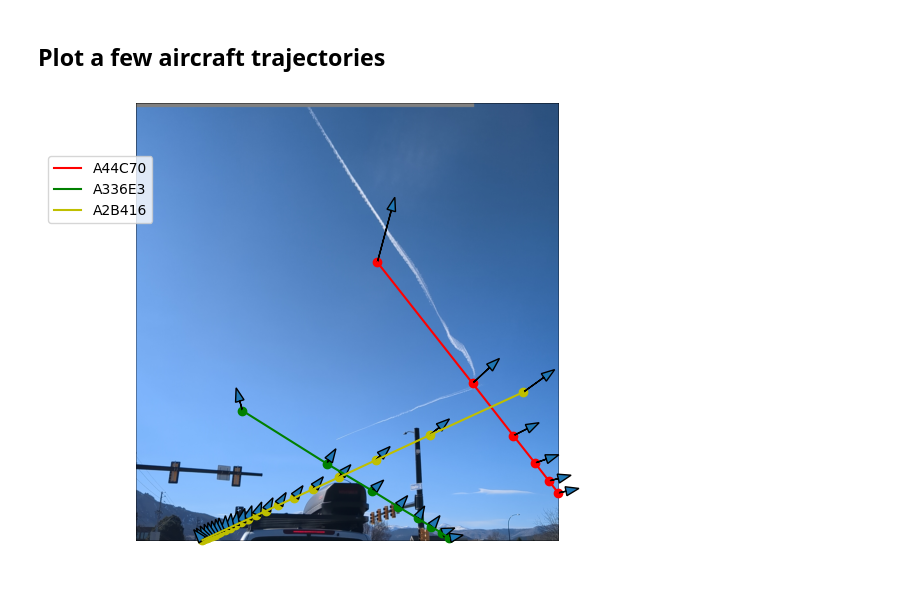
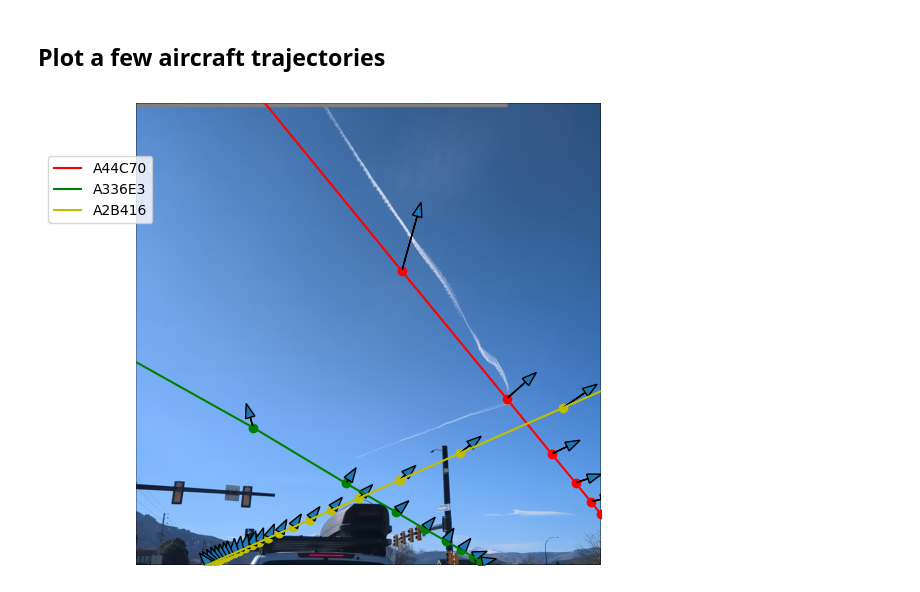
Before and after one commit to contrailcirrus/2024-06-contrails-workshop, a Jupyter notebook: labs/observer_app_hackathon/references/computer_vision/Plot Flight Trajectory.ipynb, the cells around one changed output. Cells and saved outputs as stored; diff of their text form; code cells hidden in the pictures.

```diff
--- a/labs/observer_app_hackathon/references/computer_vision/Plot Flight Trajectory.ipynb
+++ b/labs/observer_app_hackathon/references/computer_vision/Plot Flight Trajectory.ipynb
@@ -376,14 +376,23 @@ Let's batch this together and try a couple more planes to see if we can match th
 # %% [markdown]
 ## Plot a few aircraft trajectories
 # %%
-aircraft_ids = ["A44C70", "A336E3", "A2B416"]
-plot_styles = ["r","g","y"]
-
 # Tranform from world coordinates (east-north-up) to camera coordinates (right-down-forward)
 T__cam__enu = np.linalg.inv(T__enu__cam)
 
 # Camera matrix in projective coordinates
 P = np.hstack((calibration['cam_matrix'], np.array([[0], [0], [0]])))
+
+def reproject_point(e, n, u):
+    plane__enu = np.array([[e, n, u, 1]]).T
+    plane__cam = T__cam__enu @ plane__enu
+    plane__cam /= plane__cam[-1]
+    plane__undistorted_img = P @ plane__cam
+    plane__undistorted_img /= plane__undistorted_img[-1]
+    return plane__undistorted_img[0:2]
+
+
+aircraft_ids = ["A44C70", "A336E3", "A2B416"]
+plot_styles = ["r","g","y"]
 
 scale = 100.0
 fig, ax = plt.subplots(1,figsize=(6,6))
@@ -399,53 +408,76 @@ for style, address in zip(plot_styles, aircraft_ids):
     )
     query_job = bq_client.query(QUERY)  # API request
     rows = query_job.result()  # Waits for query to finish
     image_df = rows.to_dataframe()
+
+    # Create Flight object and intersect wind data
     image_df = image_df.rename(columns={'altitude_baro':'altitude_ft','timestamp':'time'})
     fl = Flight(image_df)
     fl['northward_wind'] = fl.intersect_met(met_pl['northward_wind'])
     fl['eastward_wind'] = fl.intersect_met(met_pl['eastward_wind'])
 
-    # GPS to ENU coordinates
-    easting, northing, _, _ = utm.from_latlon(image_df['latitude'],image_df['longitude'],location_utm[2], location_utm[3])
-
+    # Arrays to hold results
     px = []
     arrow_end = []
-    for i in range(len(easting)):
-        plane__enu = np.array([[easting[i], northing[i], units.ft_to_m(image_df['altitude_ft'][i]), 1]]).T
+    first_waypoint = len(fl)
+    last_waypoint = -1
 
-        plane__cam = T__cam__enu @ plane__enu
-        plane__cam /= plane__cam[-1]
-        plane__undistorted_img = P @ plane__cam
-        plane__undistorted_img /= plane__undistorted_img[-1]
-        pt = plane__undistorted_img[0:2]
+    for i in range(len(fl)):
+        waypoint = fl.dataframe.iloc[i]
+        e, n, _, _ = utm.from_latlon(waypoint['latitude'],waypoint['longitude'],location_utm[2], location_utm[3])
+        pt = reproject_point( e, n, units.ft_to_m(waypoint['altitude_ft']) )
 
         #Only save trajectory points in FOV
         if np.all(pt > 0) and np.all(pt<ny):
             px.append(pt)
+            # Save index of first and last waypoint
+            if i < first_waypoint:
+                first_waypoint = i
+            if i > last_waypoint:
+                last_waypoint = i
 
-            arrow__enu = np.array([[
-                easting[i]+scale*fl['eastward_wind'][i],
-                northing[i]+scale*fl['northward_wind'][i],
-                units.ft_to_m(image_df['altitude_ft'][i]),
-                1]]).T
-            arrow__cam = T__cam__enu @ arrow__enu
-            arrow__cam /= arrow__cam[-1]
-            arrow__undistorted_img = P @ arrow__cam
-            arrow__undistorted_img /= arrow__undistorted_img[-1]
-            pt = arrow__undistorted_img[0:2]
+            # Add wind
+            pt = reproject_point(
+                e + scale*waypoint['eastward_wind'],
+                n + scale*waypoint['northward_wind'],
+                units.ft_to_m(waypoint['altitude_ft'])
+            )
             arrow_end.append(pt)
 
+    # Now add one waypoint past end of frame (if they exist) so the trajectory covers the whole image
+    if first_waypoint > 0 and first_waypoint < len(fl):
+        waypoint = fl.dataframe.iloc[first_waypoint-1]
+        e, n, _, _ = utm.from_latlon(waypoint['latitude'],waypoint['longitude'],location_utm[2], location_utm[3])
+        pt = reproject_point( e, n, units.ft_to_m(waypoint['altitude_ft']) )
+        px.insert(0,pt)
+        arrow_end.insert(0,pt)
+    if last_waypoint >= 0 and last_waypoint < len(fl)-1:
+        waypoint = fl.dataframe.iloc[last_waypoint+1]
+        e, n, _, _ = utm.from_latlon(waypoint['latitude'],waypoint['longitude'],location_utm[2], location_utm[3])
+        pt = reproject_point( e, n, units.ft_to_m(waypoint['altitude_ft']) )
+        px.append(pt)
+        arrow_end.append(pt)
+
+    # Convert to 2xn numpy array
     px = np.array(px)[:,:,0]
     arrow_end = np.array(arrow_end)[:,:,0]
 
+    # Rotate both arrows and waypoints 90 degrees
     rot_px = rotate_pixels(px, -90, nx, ny)
     rot_arrow = rotate_pixels(arrow_end, -90, nx, ny)
 
+    # Plot flight path, waypoints, wind arrows
     ax.plot(rot_px[:,0],rot_px[:,1], c=style, label=address)
     ax.scatter(rot_px[:,0],rot_px[:,1], c=style)
-    for i in range(len(rot_px)):
+    for i in range(len(rot_arrow)):
+        #Don't plot zero length arrows
+        if rot_arrow[i,0] == rot_px[i,0] and rot_arrow[i,1] == rot_px[i,1]:
+            continue
         ax.arrow(rot_px[i,0],rot_px[i,1],rot_arrow[i,0]-rot_px[i,0],rot_arrow[i,1]-rot_px[i,1], head_width=40)
-    ax.set_axis_off()
+
+ax.set_axis_off()
+ax.set_xlim([0,nx])
+ax.set_ylim([ny,0])
 _ = ax.legend(loc='upper right', bbox_to_anchor=(0.05,0.9))
 # %% [output]
-[figure, old version]
+[figure, new version]
```
